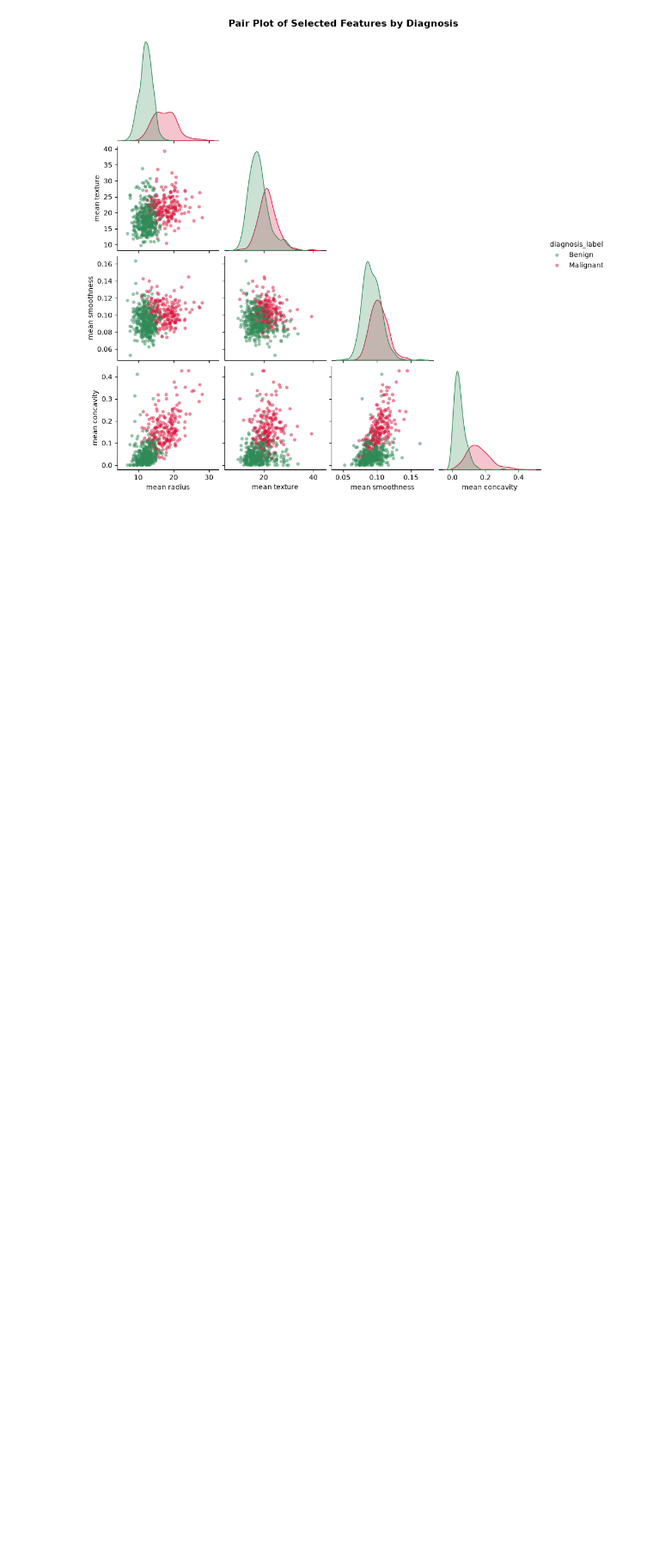
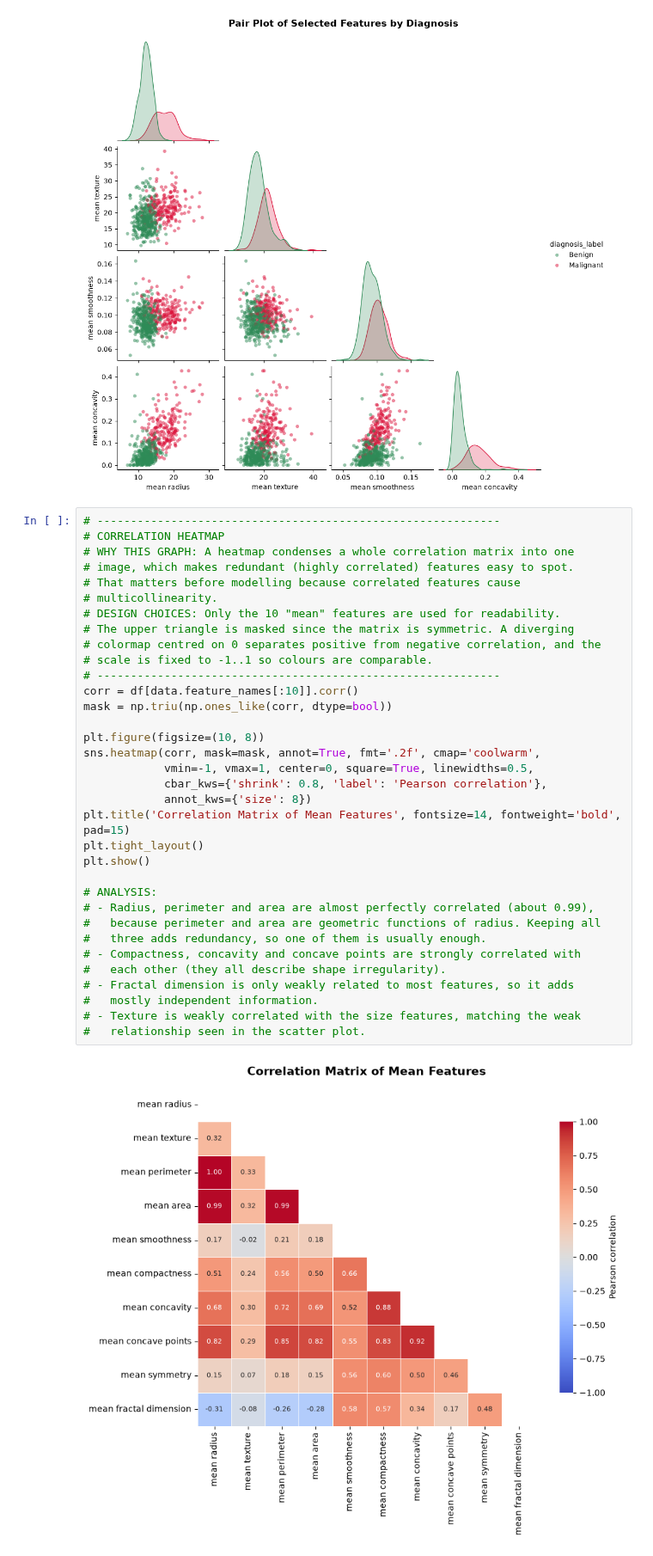
Before and after one commit to ItsUgesh/data-visualization, a Jupyter notebook: lesson-3.ipynb, the cells around one changed output. Shown at 86% size. Drawn from its saved outputs; the diff is of its cells as text; blank space fills up the shorter version.

Commit message:
Add correlation heatmap of mean features
- Computed the Pearson correlation matrix for the 10 mean features
- Masked the redundant upper triangle and annotated each cell
- Used a diverging colormap fixed to -1..1 and centred on 0
- Documented multicollinearity findings in code comments

```diff
--- a/lesson-3.ipynb
+++ b/lesson-3.ipynb
@@ -259,3 +259,39 @@ plt.show()
 #   (e.g. logistic regression) should perform well.
 # %% [output]
 [figure]
+# %%
+# ------------------------------------------------------------
+# CORRELATION HEATMAP
+# WHY THIS GRAPH: A heatmap condenses a whole correlation matrix into one
+# image, which makes redundant (highly correlated) features easy to spot.
+# That matters before modelling because correlated features cause
+# multicollinearity.
+# DESIGN CHOICES: Only the 10 "mean" features are used for readability.
+# The upper triangle is masked since the matrix is symmetric. A diverging
+# colormap centred on 0 separates positive from negative correlation, and the
+# scale is fixed to -1..1 so colours are comparable.
+# ------------------------------------------------------------
+corr = df[data.feature_names[:10]].corr()
+mask = np.triu(np.ones_like(corr, dtype=bool))
+
+plt.figure(figsize=(10, 8))
+sns.heatmap(corr, mask=mask, annot=True, fmt='.2f', cmap='coolwarm',
+            vmin=-1, vmax=1, center=0, square=True, linewidths=0.5,
+            cbar_kws={'shrink': 0.8, 'label': 'Pearson correlation'},
+            annot_kws={'size': 8})
+plt.title('Correlation Matrix of Mean Features', fontsize=14, fontweight='bold', pad=15)
+plt.tight_layout()
+plt.show()
+
+# ANALYSIS:
+# - Radius, perimeter and area are almost perfectly correlated (about 0.99),
+#   because perimeter and area are geometric functions of radius. Keeping all
+#   three adds redundancy, so one of them is usually enough.
+# - Compactness, concavity and concave points are strongly correlated with
+#   each other (they all describe shape irregularity).
+# - Fractal dimension is only weakly related to most features, so it adds
+#   mostly independent information.
+# - Texture is weakly correlated with the size features, matching the weak
+#   relationship seen in the scatter plot.
+# %% [output]
+[figure, added]
```
